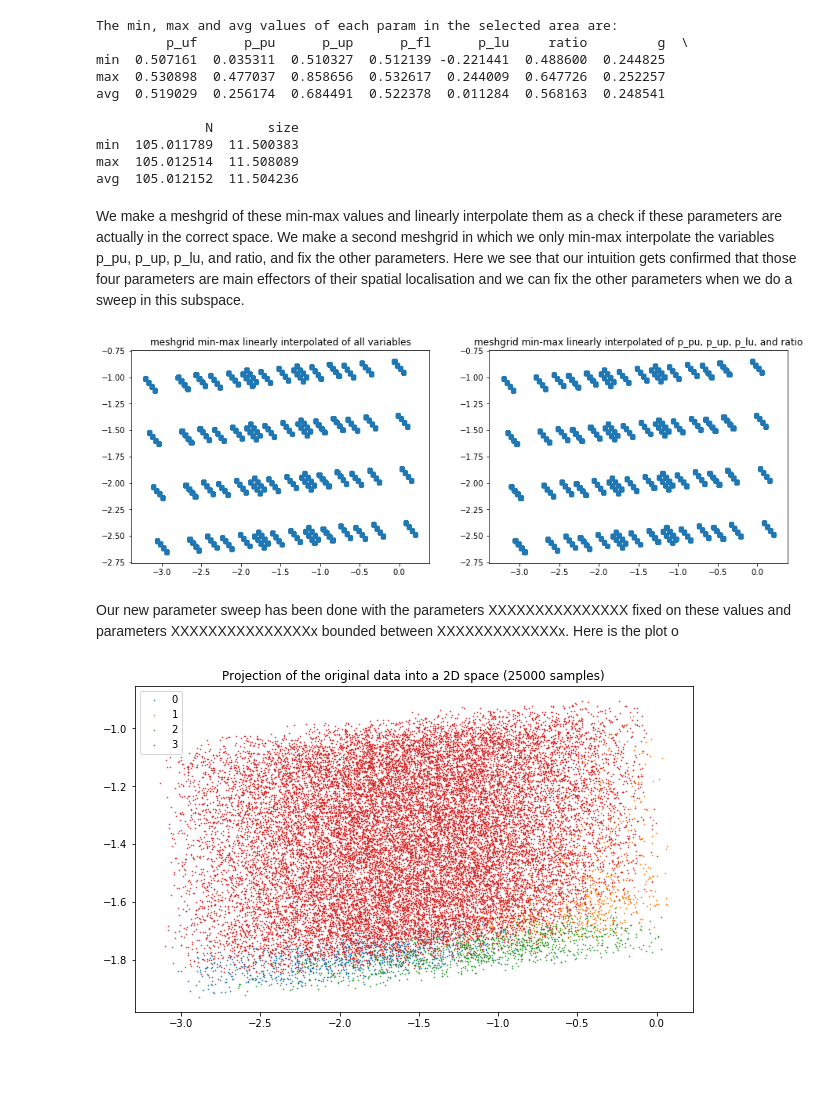
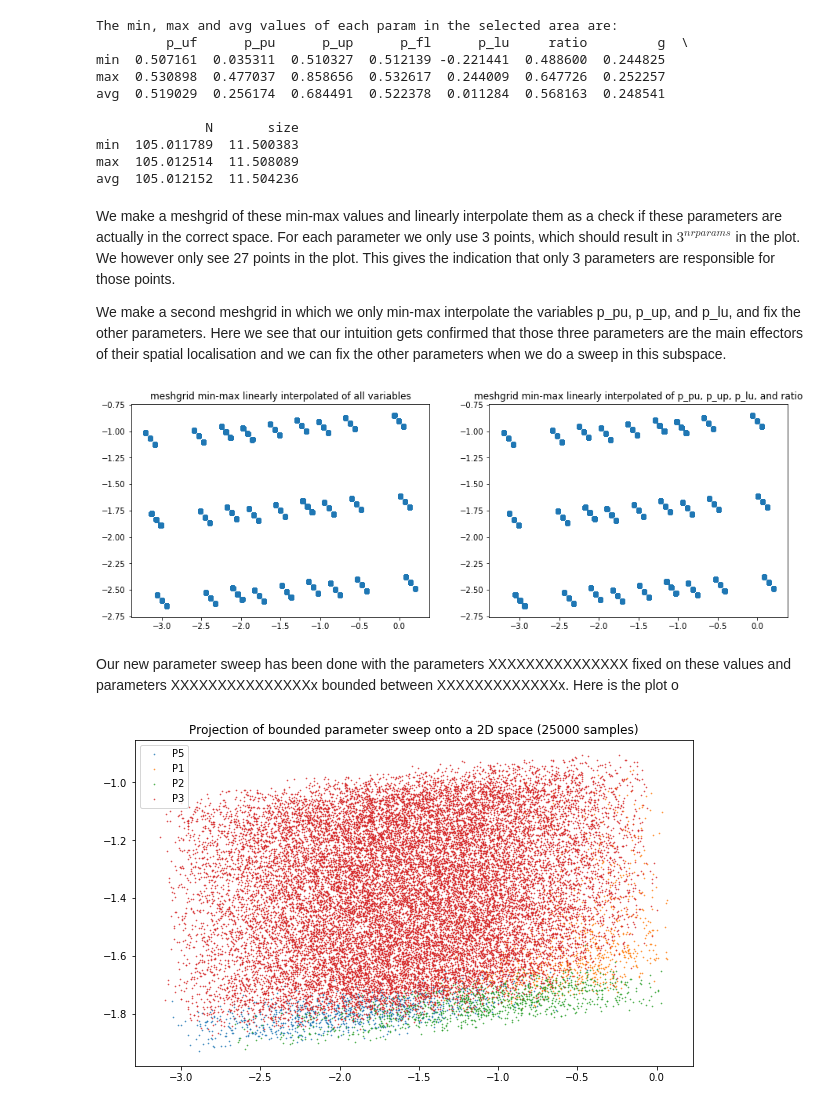
Before and after one commit to WouterVrielink/recruitment_strategies_ABM, a Jupyter notebook: Code/lda.ipynb, the cells around one changed output. Saved outputs shown, nothing was run; the diff lists cells and outputs as text; code cells hidden in the pictures; blank space fills up the shorter version.

```diff
--- a/Code/lda.ipynb
+++ b/Code/lda.ipynb
@@ -24,8 +26,7 @@ file_path = '../Data/batchrun01-02-2018.csv'
 data = pd.read_csv(file_path)
 cls = (data['pheromone'] + data['leaders'] + data['followers'] == 0) + \
       ((data['pheromone'] == 0) & ((data['leaders'] + data['followers']) != 0)) * 2 + \
-      (((data['leaders'] == 0) & (data['followers'] == 0)) & (data['pheromone'] != 0)) * 3 + \
-      ((data['leaders'] == 0) & (data['followers'] != 0)) * 4
+      (((data['leaders'] == 0) & (data['followers'] == 0)) & (data['pheromone'] != 0)) * 3
 data['class'] = cls
 
 # extract relevant columns
@@ -134,46 +136,47 @@ min  105.011789  11.500383
 max  105.012514  11.508089
 avg  105.012152  11.504236
 # %% [markdown]
-We make a meshgrid of these min-max values and linearly interpolate them as a check if these parameters are actually in the correct space. We make a second meshgrid in which we only min-max interpolate the variables p_pu, p_up, p_lu, and ratio, and fix the other parameters. Here we see that our intuition gets confirmed that those four parameters are main effectors of their spatial localisation and we can fix the other parameters when we do a sweep in this subspace.
+We make a meshgrid of these min-max values and linearly interpolate them as a check if these parameters are actually in the correct space. For each parameter we only use 3 points, which should result in $3^{nrparams}$ in the plot. We however only see 27 points in the plot. This gives the indication that only 3 parameters are responsible for those points.
+
+We make a second meshgrid in which we only min-max interpolate the variables p_pu, p_up, and p_lu, and fix the other parameters. Here we see that our intuition gets confirmed that those three parameters are the main effectors of their spatial localisation and we can fix the other parameters when we do a sweep in this subspace.
 # %%
 # lets check how well a meshgrid between the min and max of each parameter fits in between the selected area
-acc = 4
+acc = 3
 param_ranges = []
 
 fig = plt.figure(figsize=(15, 5))
 ax = fig.add_subplot(1, 2, 1)
 for i, param in enumerate(params):
     param_ranges.append(np.linspace(mins[i],maxs[i],acc))
 
 mesh = np.meshgrid(*param_ranges)
 positions = lda.transform(np.vstack(map(np.ravel, mesh)).T)
 plt.scatter(positions[:,0], positions[:,1])
 plt.title("meshgrid min-max linearly interpolated of all variables")
 
 ax = fig.add_subplot(1, 2, 2)
 for i, param in enumerate(params):
-    if param in ['p_pu', 'p_up', 'p_lu', 'ratio']:
+    if param in ['p_pu', 'p_up', 'p_lu']:
         param_ranges.append(np.linspace(mins[i],maxs[i],acc))
     else:
         param_ranges.append(np.linspace(mins[i],mins[i] + 0.00001,acc))
 
 plt.title("meshgrid min-max linearly interpolated of p_pu, p_up, p_lu, and ratio")
 plt.scatter(positions[:,0], positions[:,1])
 
 # make the final plot
 plt.show()
 # %% [output]
-[figure, old version]
+[figure, new version]
 # %% [markdown]
 Our new parameter sweep has been done with the parameters XXXXXXXXXXXXXXX fixed on these values and parameters XXXXXXXXXXXXXXXx bounded between XXXXXXXXXXXXXx. Here is the plot o
 # %%
 data = pd.read_csv('../Data/batchrun02-02-2018_square.csv')
 cls = (data['pheromone'] + data['leaders'] + data['followers'] == 0) + \
       ((data['pheromone'] == 0) & ((data['leaders'] + data['followers']) != 0)) * 2 + \
-      (((data['leaders'] == 0) & (data['followers'] == 0)) & (data['pheromone'] != 0)) * 3 + \
-      ((data['leaders'] == 0) & (data['followers'] != 0)) * 4
+      (((data['leaders'] == 0) & (data['followers'] == 0)) & (data['pheromone'] != 0)) * 3
+
 data['class'] = cls
-
 data ['N'] = 105
 data ['g'] = 0.25
 data ['size'] = 12
@@ -185,10 +188,10 @@ X = lda.transform(X)
 
 y = data['class'].as_matrix()
 for group in [0, 1, 2, 3]:
-    plt.scatter(X[y == group, 0], X[y == group, 1], alpha=.8, label=group, s=0.4)
+    plt.scatter(X[y == group, 0], X[y == group, 1], alpha=.8, label=classes[group], s=0.4)
 
-plt.title("Projection of bou data into a 2D space ({} samples)".format(data.shape[0]))
+plt.title("Projection of bounded parameter sweep onto a 2D space ({} samples)".format(data.shape[0]))
 plt.legend()
 plt.show()
 # %% [output]
-[figure, old version]
+[figure, new version]
```
Also changed, not shown: parts of 4 cells of this notebook.
